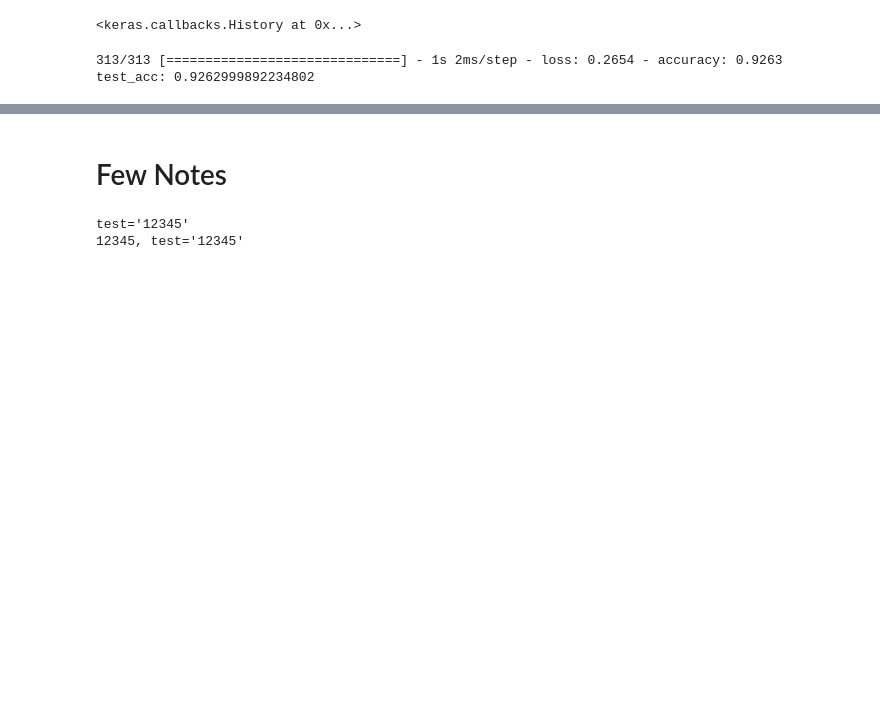
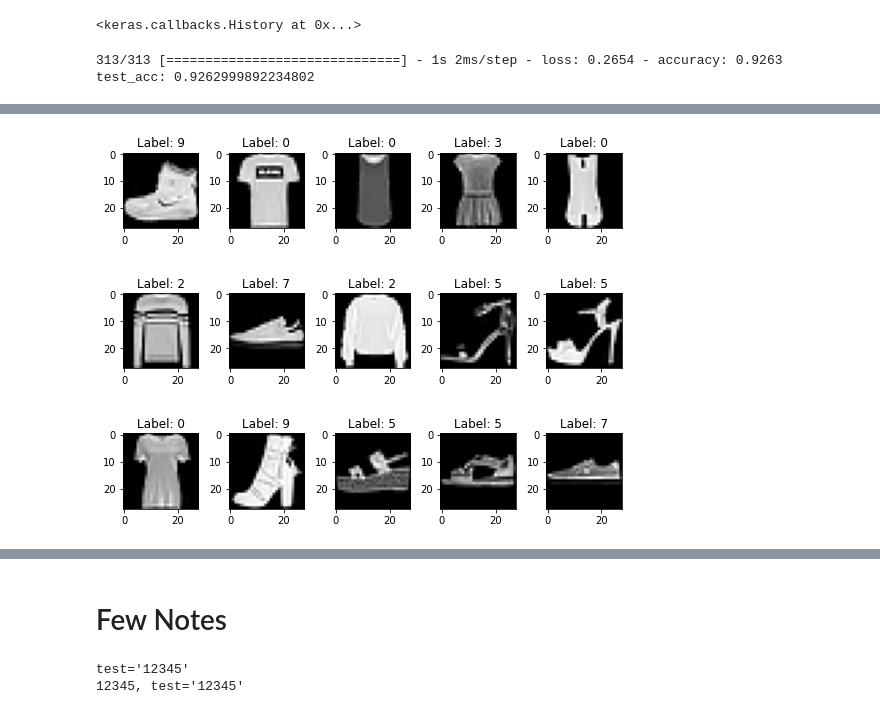
Before and after one commit to everestso/Summer22, a Jupyter notebook: Tensor2MNIST.ipynb, the cells around one changed output, grey strips where cells are left out. Drawn from its saved outputs; the diff is of its cells as text; code cells hidden in the pictures; blank space fills up the shorter version.

```diff
--- a/Tensor2MNIST.ipynb
+++ b/Tensor2MNIST.ipynb
@@ -269,0 +274,22 @@ test_acc: 0.9262999892234802
+# %%
+# Model / data parameters
+num_classes = 10
+input_shape = (28, 28, 1)
+
+# Load the data and split it between train and test sets
+(x_train, y_train), (x_test, y_test) = fashion_mnist.load_data()
+
+# Scale images to the [0, 1] range
+x_train = x_train.astype("float32") / 255
+x_test = x_test.astype("float32") / 255
+# Make sure images have shape (28, 28, 1)
+x_train = np.expand_dims(x_train, -1)
+x_test = np.expand_dims(x_test, -1)
+print("x_train shape:", x_train.shape)
+print(x_train.shape[0], "train samples")
+print(x_test.shape[0], "test samples")
+
+
+# convert class vectors to binary class matrices
+y_train = keras.utils.to_categorical(y_train, num_classes)
+y_test = keras.utils.to_categorical(y_test, num_classes)
@@ -269,0 +308,21 @@ test_acc: 0.9262999892234802
+# %%
+(x_train, y_train), (x_test, y_test) = fashion_mnist.load_data()
+# specify the number of rows and columns you want to see
+num_row = 3
+num_col = 5
+
+# get a segment of the dataset
+num = num_row*num_col
+images = x_train[:num]
+labels = y_train[:num]
+
+# plot images
+fig, axes = plt.subplots(num_row, num_col, figsize=(1.5*num_col,2*num_row))
+for i in range(num_row*num_col):
+    ax = axes[i//num_col, i%num_col]
+    ax.imshow(images[i], cmap='gray')
+    ax.set_title('Label: {}'.format(labels[i]))
+plt.tight_layout()
+plt.show()
+# %% [output]
+[figure, added]
```
Also changed, not shown: parts of 10 cells of this notebook.
